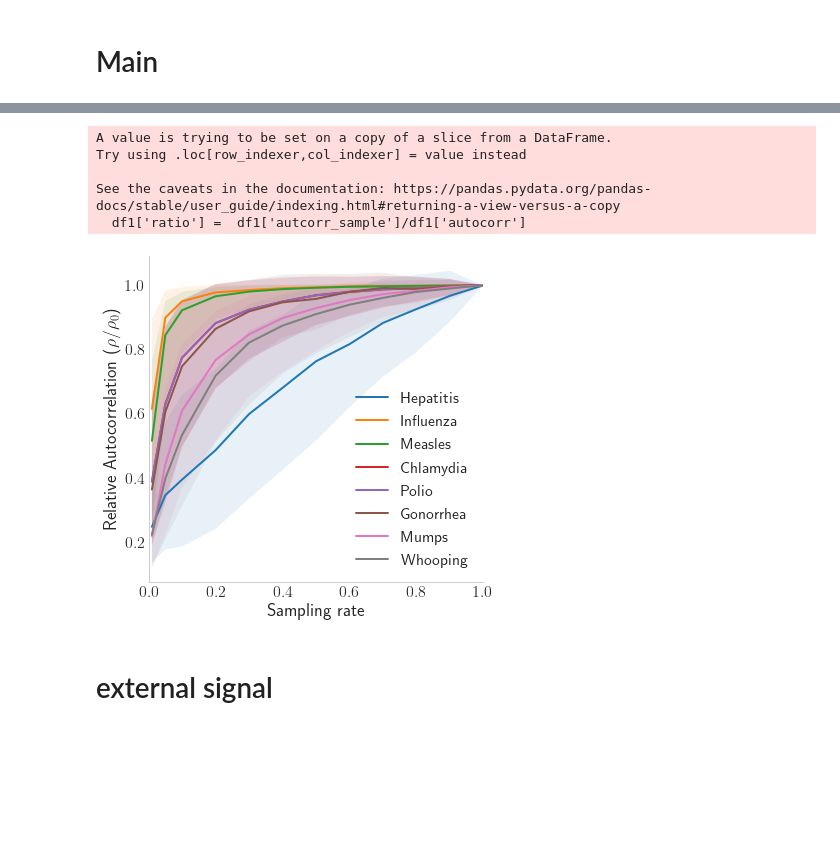
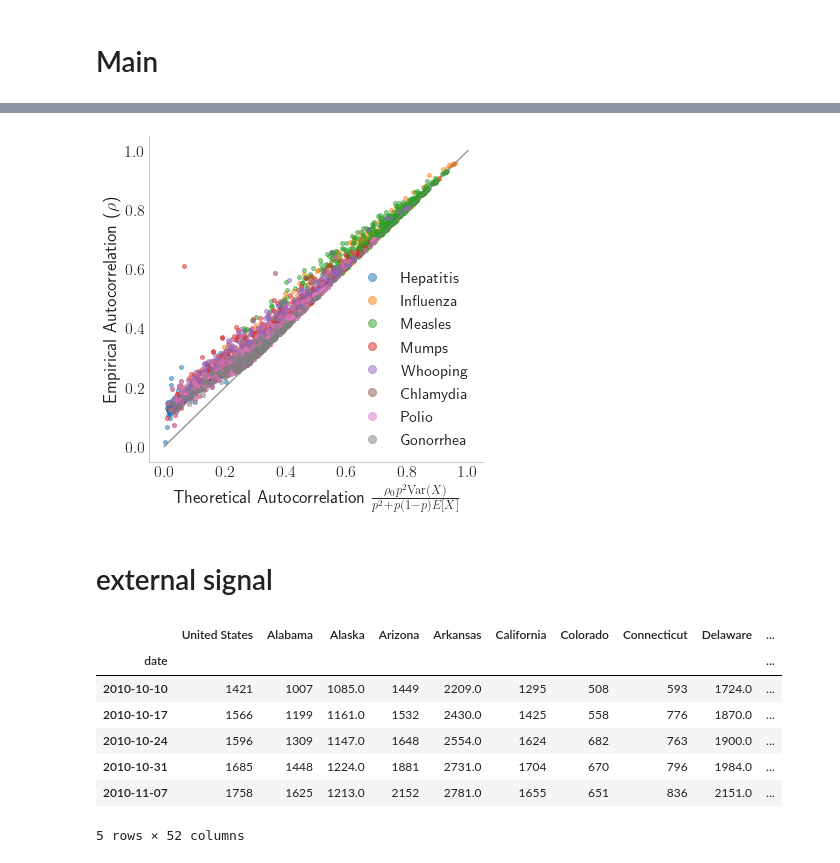
Before and after one commit to aabeliuk/Predictability-partially-observed, a Jupyter notebook: Epidemics.ipynb, the cells around one changed output, grey strips where cells are left out. Cells and saved outputs as stored; diff of their text form; code cells hidden in the pictures; blank space fills up the shorter version.

```diff
--- a/Epidemics.ipynb
+++ b/Epidemics.ipynb
@@ -67,15 +68,16 @@ def sample_entropy_autocorr_window(df, window=52, n_samples = 100, p_sample = [0
             na_per = ts_window.dropna().shape[0]/ts_window.shape[0]
             if na_per<0.75:
                 continue
-            entropy, order = min_weighted_perm_entropy(ts_window, min_order=2, max_order=10, normalize=True)
+            order, delay = min_weighted_perm_entropy(ts_window, min_order=2, max_order=5,min_delay=1, max_delay=7, normalize=True)
+            entropy_real = weighted_perm_entropy(ts_window, order=order,delay=delay, normalize=True)
             max_lag, autocorr =  max_lag_autocorr(ts_window,lags=15)
             var = np.var(ts_window)
             mean = np.mean(ts_window)
             for p in p_sample:
                 ts_sample = ts_window.apply(lambda x: np.random.binomial(x, p, size = 1)[0] if not np.isnan(x) else None )
-                entropy_sample = weighted_perm_entropy(ts_sample, order=order,delay=1, normalize=True)
+                entropy_sample = weighted_perm_entropy(ts_sample, order=order,delay=delay, normalize=True)
                 autcorr_sample = np.abs(ts_sample.autocorr(lag=max_lag))
-                results.append([state,entropy_sample,entropy,entropy_sample/entropy,order,p, autocorr, autcorr_sample, max_lag,var,mean])
+                results.append([state,entropy_sample,entropy_real,entropy_sample/entropy_real,order,p, autocorr, autcorr_sample, max_lag,var,mean])
 #                 print(state, entropy, entropy_sample, order, autocorr, autcorr_sample, max_lag)
 
     df = pd.DataFrame.from_records(results,columns=['state','entropy_sample','entropy','ratio','order','sample_rate','autocorr','autcorr_sample','max_lag','var','mean']).dropna()
@@ -201,16 +307,18 @@ def compute_predictability(window= 52, n_samples=100, p_sample = [0.9,0.8,0.7,0.
 # %% [markdown]
 # Main
 # %%
-p_sample = [0.9,0.8,0.7,0.6,0.5,0.4,0.3,0.2,0.1,0.05,0.01]
+p_sample = [0.9,0.8,0.7,0.6,0.5,0.4,0.3,0.2,0.1,0.05]
 n_samples = 100
 
-data_file = 'Data/epidemics/results_W52.csv'
-if os.path.exists(data_file):
-    df_results = pd.read_csv(data_file)
+result_file = Path('Results/Epidemics/results_W52.csv')
+fig_folder = Path('Figures/Epidemics/')
+
+if os.path.exists(result_file):
+    df_results = pd.read_csv(result_file)
 else:
     #run once to compute and save entropy on data
     #Takes several minutes
     df_results = compute_predictability(window= 52, n_samples=n_samples,  p_sample = p_sample)
-    df_results.to_csv('Data/epidemics/results_W52.csv', index=False)
+    df_results.to_csv(result_file, index=False)
 
 diseases = df_results.disease.unique()
@@ -338,26 +430,23 @@ See the caveats in the documentation: https://pandas.pydata.org/pandas-docs/stab
 # %%
-#plot autocorrelation  ratio
+df = df_results.groupby(['state','disease','sample_rate']).mean()
+df = df.reset_index()
+# sns.lmplot(x="x_norm", y="ratio", scatter_kws={"s": 1,'alpha':0.05}, data=df)
 fig, ax = plt.subplots(figsize=(6, 6))
-for disease in diseases:
-    plot_autocorr_ratio(df_results, p_sample, label=disease)
 
-# plt.legend(bbox_to_anchor=(1, 0.8), ncol=1)
-plt.legend( ncol=1)
-plt.xlim(0,1.)
 
-ax.grid(color='grey', linestyle='--', linewidth=.25, alpha=0.5)
+for d in df.disease.unique():
+    plot_df = df[df.disease==d]
+    plt.plot(plot_df.x_norm, plot_df.autcorr_sample, '.', markersize=8, alpha=0.5, label = d )
+
+plt.plot([0,1],[0,1], color='grey', alpha=0.8)
+plt.legend(ncol=1,markerscale=2)
+ax.grid(color='grey', linestyle='--', linewidth=0.25, alpha=0.5)
 #removing top and right borders
 ax.spines['top'].set_visible(False)
 ax.spines['right'].set_visible(False)
 
-
-plt.xlabel('Sampling rate')
-plt.ylabel(r'Relative Autocorrelation ($\rho/\rho_0$)')
-plt.savefig('Figures/epidemic_autocorr_ratio_W52.pdf', bbox_inches='tight')
+plt.xlabel(r'Theoretical Autocorrelation $\frac{\rho_0 p^2 \mathrm{Var}(X)}{p^2 + p(1-p)E[X]}$')
+plt.ylabel(r'Empirical Autocorrelation ($\rho$)')
+plt.savefig(fig_folder/'disease_theoretical.pdf', bbox_inches='tight')
 # %% [output]
-A value is trying to be set on a copy of a slice from a DataFrame.
-Try using .loc[row_indexer,col_indexer] = value instead
-
-See the caveats in the documentation: https://pandas.pydata.org/pandas-docs/stable/user_guide/indexing.html#returning-a-view-versus-a-copy
-  df1['ratio'] =  df1['autcorr_sample']/df1['autocorr']
-[figure, old version]
+[figure, new version]
@@ -390,14 +458,15 @@ def week_to_date(x):
     r = datetime.datetime.strptime(d + '-0', "%Y-W%W-%w")
     return r
 # %%
-influenza_df = pd.read_csv("Data/epidemics/ILINet.csv",skiprows=1, na_values="X")
+data_folder = Path('Data/epidemics/')
+influenza_df = pd.read_csv(data_folder/"ILINet.csv",skiprows=1, na_values="X")
 influenza_df['date'] = influenza_df.apply(week_to_date, axis=1)
 influenza_df['date']  = pd.to_datetime(influenza_df['date']).apply(lambda x: x.strftime('%Y-%m-%d'))
 influenza_df = influenza_df.pivot_table(index = ['date'], columns=['REGION'], values=['TOTAL PATIENTS'])['TOTAL PATIENTS']
 influenza_df.index = pd.to_datetime(influenza_df.index)
 influenza_df.head()
 
-google_df = pd.read_csv("Data/epidemics/google_flu.csv")
+google_df = pd.read_csv(data_folder/"google_flu.csv")
 google_df['date']  = pd.to_datetime(google_df['date']).apply(lambda x: x.strftime('%Y-%m-%d'))
 google_df.set_index('date', inplace=True)
 google_df.index = pd.to_datetime(google_df.index)
@@ -412,3 +481,12 @@ google_df = google_df[google_df.index<=end_date]
 
 
 google_df.head()
+# %% [output]
+|  | United States | Alabama | Alaska | Arizona | Arkansas | California | Colorado | Connecticut | Delaware | ... |
+| date |  |  |  |  |  |  |  |  |  | ... |
+| 2010-10-10 | 1421 | 1007 | 1085.0 | 1449 | 2209.0 | 1295 | 508 | 593 | 1724.0 | ... |
+| 2010-10-17 | 1566 | 1199 | 1161.0 | 1532 | 2430.0 | 1425 | 558 | 776 | 1870.0 | ... |
+| 2010-10-24 | 1596 | 1309 | 1147.0 | 1648 | 2554.0 | 1624 | 682 | 763 | 1900.0 | ... |
+| 2010-10-31 | 1685 | 1448 | 1224.0 | 1881 | 2731.0 | 1704 | 670 | 796 | 1984.0 | ... |
+| 2010-11-07 | 1758 | 1625 | 1213.0 | 2152 | 2781.0 | 1655 | 651 | 836 | 2151.0 | ... |
+5 rows × 52 columns
```
Also changed, not shown: parts of 17 cells of this notebook, 8 other files.
